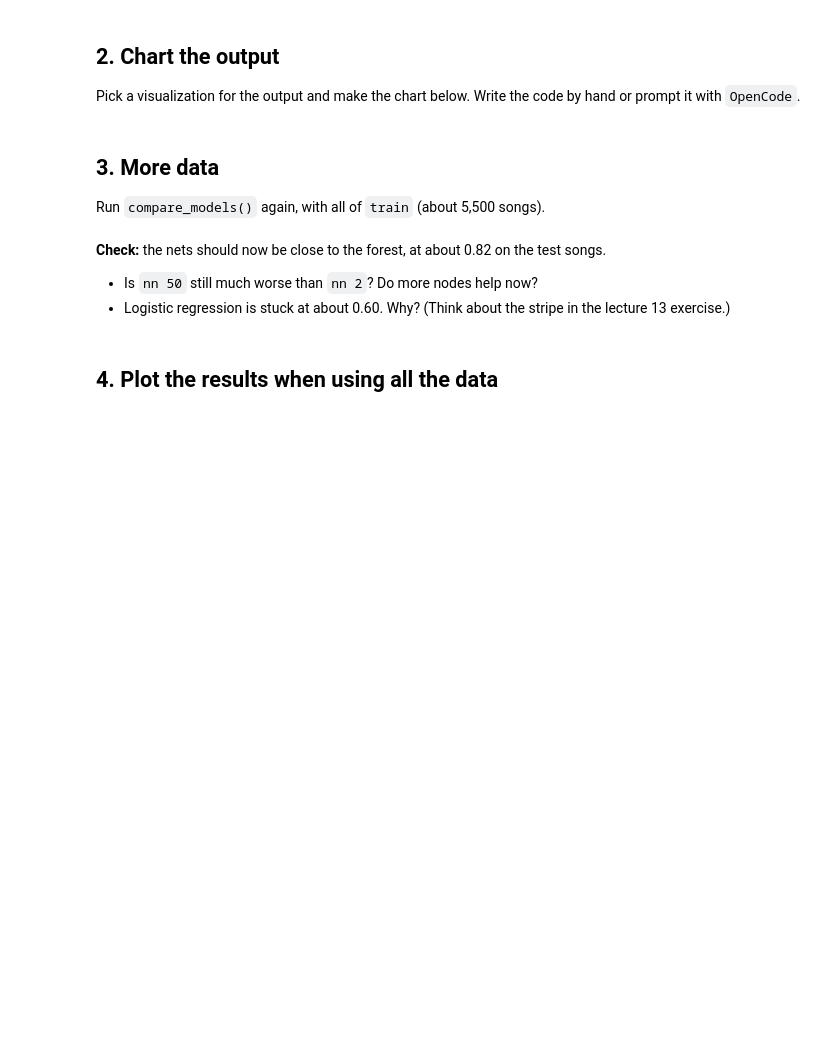
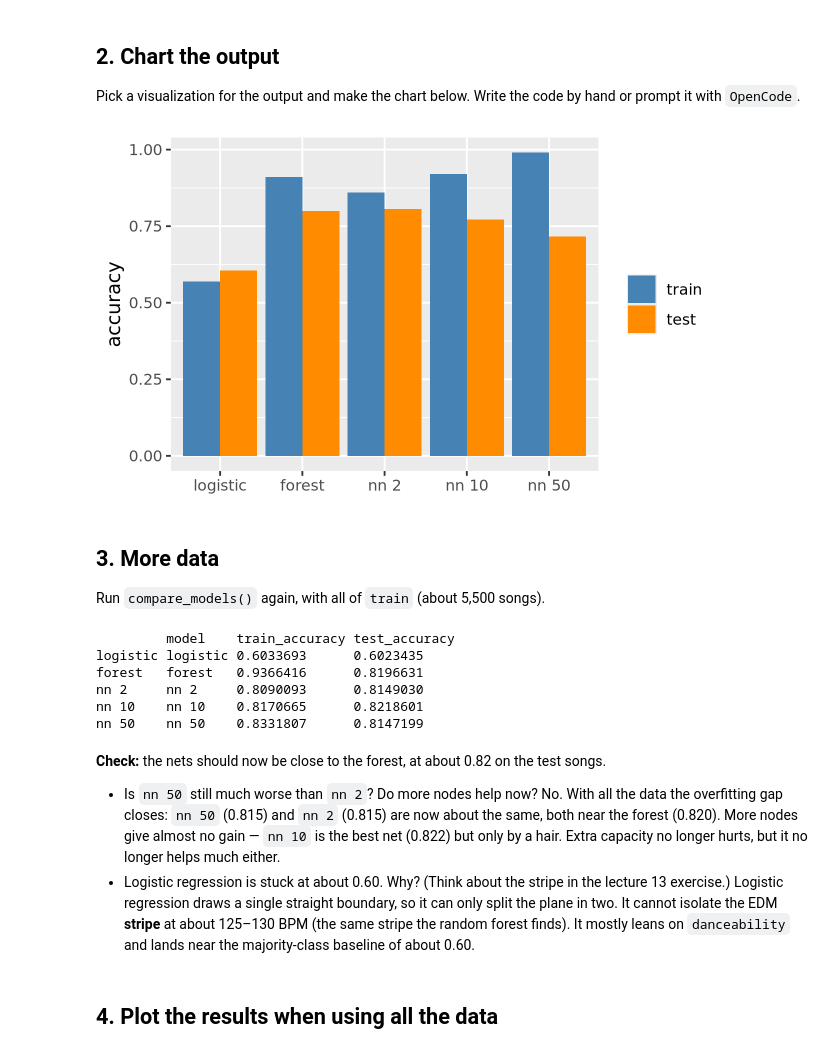
Before and after one commit to shefaalim/codespace, a Jupyter notebook: exercises/16-nn-exercise.ipynb, the cells around one changed output. Drawn from its saved outputs; the diff is of its cells as text; code cells hidden in the pictures; blank space fills up the shorter version.

```diff
--- a/exercises/16-nn-exercise.ipynb
+++ b/exercises/16-nn-exercise.ipynb
@@ -103,16 +119,39 @@ results_small
 
 Pick a visualization for the output and make the chart below. Write the code by hand or prompt it with `OpenCode`.
 # %%
-# Chart code goes here
+results_small |>
+    mutate(model = factor(model, levels = c('logistic', 'forest', 'nn 2', 'nn 10', 'nn 50'))) |>
+    pivot_longer(c(train_accuracy, test_accuracy), names_to = 'data', values_to = 'accuracy') |>
+    mutate(data = factor(data, levels = c('train_accuracy', 'test_accuracy'))) |>
+    ggplot(aes(x = model, y = accuracy, fill = data)) +
+    geom_col(position = 'dodge') +
+    scale_fill_manual(values = c('steelblue', 'darkorange'),
+                      labels = c('train', 'test')) +
+    labs(x = NULL, y = 'accuracy', fill = NULL)
+# %% [output]
+[figure, added]
 # %% [markdown]
 ## 3. More data
 
 Run `compare_models()` again, with all of `train` (about 5,500 songs).
+# %%
+results_full = compare_models(train)
+
+results_full
+# %% [output]
+         model    train_accuracy test_accuracy
+logistic logistic 0.6033693      0.6023435
+forest   forest   0.9366416      0.8196631
+nn 2     nn 2     0.8090093      0.8149030
+nn 10    nn 10    0.8170665      0.8218601
+nn 50    nn 50    0.8331807      0.8147199
 # %% [markdown]
 **Check:** the nets should now be close to the forest, at about 0.82 on the test songs.
 
 - Is `nn 50` still much worse than `nn 2`? Do more nodes help now?
+    No. With all the data the overfitting gap closes: `nn 50` (0.815) and `nn 2` (0.815) are now about the same, both near the forest (0.820). More nodes give almost no gain — `nn 10` is the best net (0.822) but only by a hair. Extra capacity no longer hurts, but it no longer helps much either.
 - Logistic regression is stuck at about 0.60. Why? (Think about the stripe in the lecture 13 exercise.)
+    Logistic regression draws a single straight boundary, so it can only split the plane in two. It cannot isolate the EDM **stripe** at about 125–130 BPM (the same stripe the random forest finds). It mostly leans on `danceability` and lands near the majority-class baseline of about 0.60.
 # %% [markdown]
 ## 4. Plot the results when using all the data
 # %%
```
Also changed, not shown: parts of 5 cells of this notebook, 1 other file.
